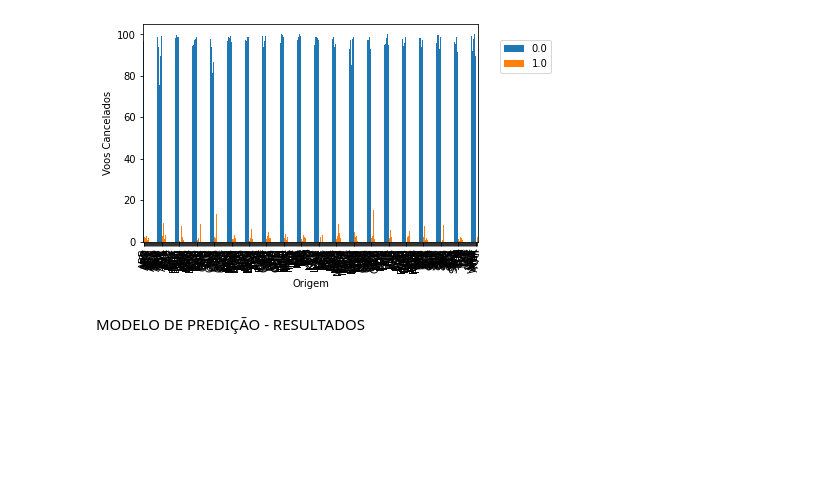
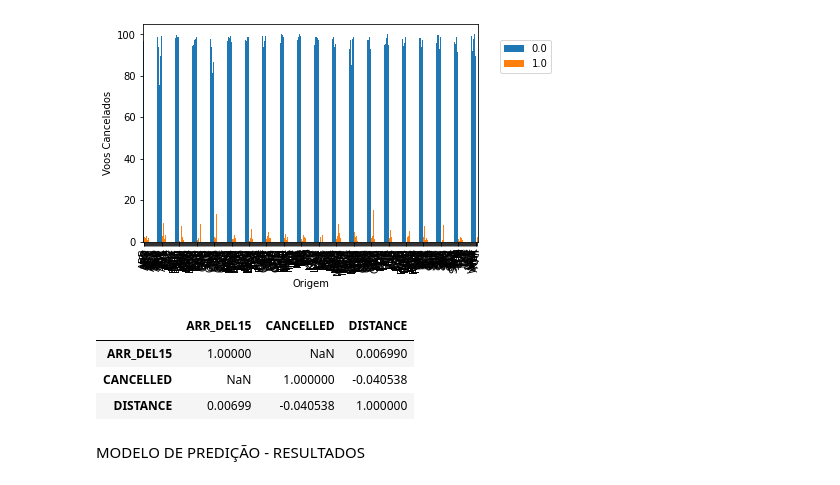
Before and after one commit to insper-classroom/22-2a-cd-p2-grupo_bexcamrefe, a Jupyter notebook: relatoriop2.ipynb, the cells around one changed output. Saved outputs shown, nothing was run; the diff lists cells and outputs as text; code cells hidden in the pictures; blank space fills up the shorter version.

```diff
--- a/relatoriop2.ipynb
+++ b/relatoriop2.ipynb
@@ -149,6 +149,13 @@ plt.show()
 [figure]
 [figure]
 [figure]
+# %%
+Treinamento.corr()
+# %% [output]
+|  | ARR_DEL15 | CANCELLED | DISTANCE |
+| ARR_DEL15 | 1.00000 | NaN | 0.006990 |
+| CANCELLED | NaN | 1.000000 | -0.040538 |
+| DISTANCE | 0.00699 | -0.040538 | 1.000000 |
 # %% [markdown]
 MODELO DE PREDIÇÃO - RESULTADOS
 # %% [markdown]
```
